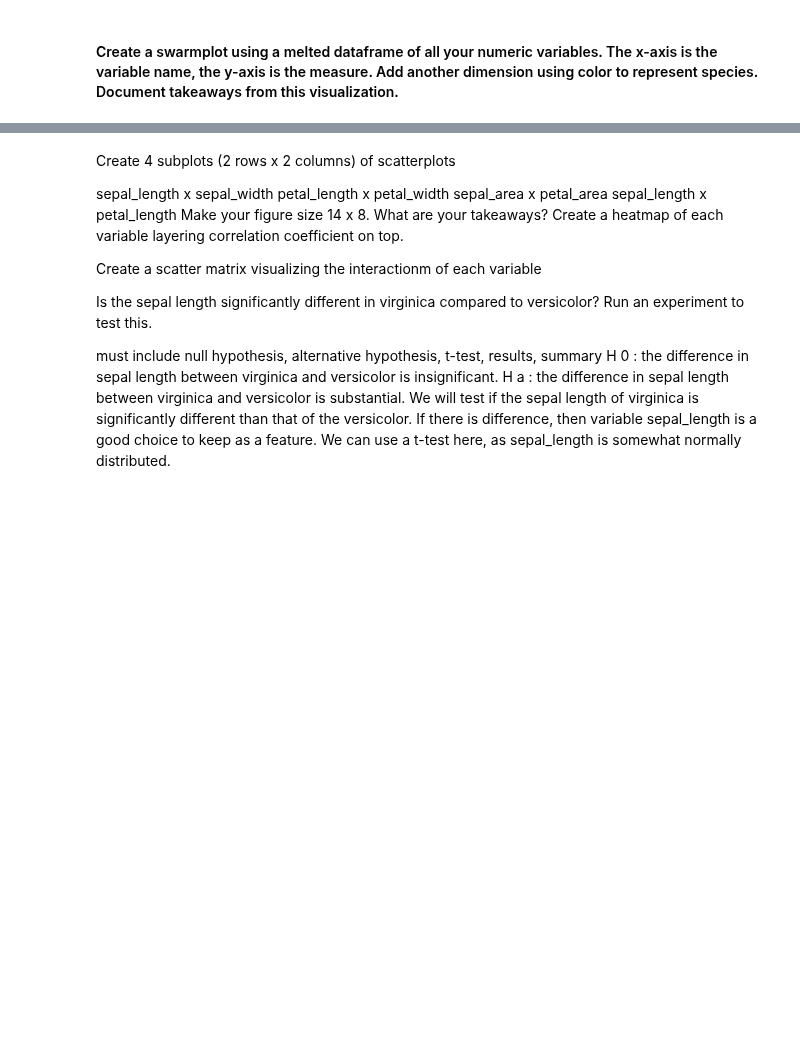
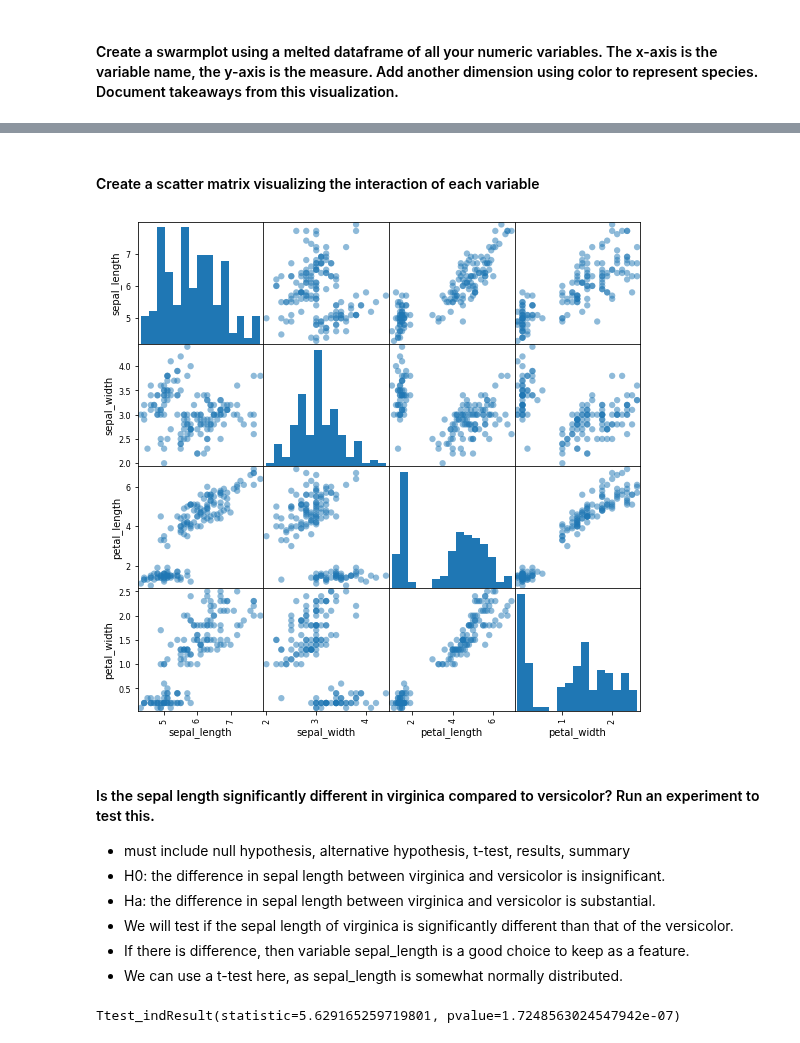
Before and after one commit to misty-garcia/ds-methodologies-exercises, a Jupyter notebook: classification/classification_exercises.ipynb, the cells around one changed output, grey strips where cells are left out. Drawn from its saved outputs; the diff is of its cells as text; code cells hidden in the pictures; blank space fills up the shorter version.

```diff
--- a/classification/classification_exercises.ipynb
+++ b/classification/classification_exercises.ipynb
@@ -407,24 +427,20 @@ sns.swarmplot(x="variable", y="value", data=train_melt, palette="Set2")
+# %% [markdown]
+#### Create a scatter matrix visualizing the interaction of each variable
+# %%
+from matplotlib import cm
+from matplotlib.ticker import FormatStrFormatter
+
+cmap = cm.get_cmap('gnuplot')
+axes = pd.plotting.scatter_matrix(
+    df_iris[["sepal_length","sepal_width","petal_length","petal_width"]], marker='o', s=40,
+    hist_kwds={'bins':15},  figsize=(9,9), cmap=cmap)
+# %% [output]
+[figure, added]
 # %% [markdown]
-Create 4 subplots (2 rows x 2 columns) of scatterplots
-
-sepal_length x sepal_width
-petal_length x petal_width
-sepal_area x petal_area
-sepal_length x petal_length
-Make your figure size 14 x 8. What are your takeaways?
-Create a heatmap of each variable layering correlation coefficient on top.
-
-Create a scatter matrix visualizing the interactionm of each variable
-
-Is the sepal length significantly different in virginica compared to versicolor? Run an experiment to test this.
-
-must include null hypothesis, alternative hypothesis, t-test, results, summary
-H
-0
-: the difference in sepal length between virginica and versicolor is insignificant.
-H
-a
-: the difference in sepal length between virginica and versicolor is substantial.
-We will test if the sepal length of virginica is significantly different than that of the versicolor.
-If there is difference, then variable sepal_length is a good choice to keep as a feature.
-We can use a t-test here, as sepal_length is somewhat normally distributed.
+#### Is the sepal length significantly different in virginica compared to versicolor? Run an experiment to test this.
+- must include null hypothesis, alternative hypothesis, t-test, results, summary
+- H0: the difference in sepal length between virginica and versicolor is insignificant.
+- Ha: the difference in sepal length between virginica and versicolor is substantial.
+- We will test if the sepal length of virginica is significantly different than that of the versicolor.
+- If there is difference, then variable sepal_length is a good choice to keep as a feature.
+- We can use a t-test here, as sepal_length is somewhat normally distributed.
@@ -430,0 +449,6 @@ We can use a t-test here, as sepal_length is somewhat normally distributed.
+# %%
+stats.ttest_ind(
+    df_iris [df_iris.species == "virginica"].sepal_length,
+    df_iris [df_iris.species == "versicolor"].sepal_length)
+# %% [output]
+Ttest_indResult(statistic=5.629165259719801, pvalue=1.7248563024547942e-07)
```
Also changed, not shown: parts of 12 cells of this notebook, 1 other file.
